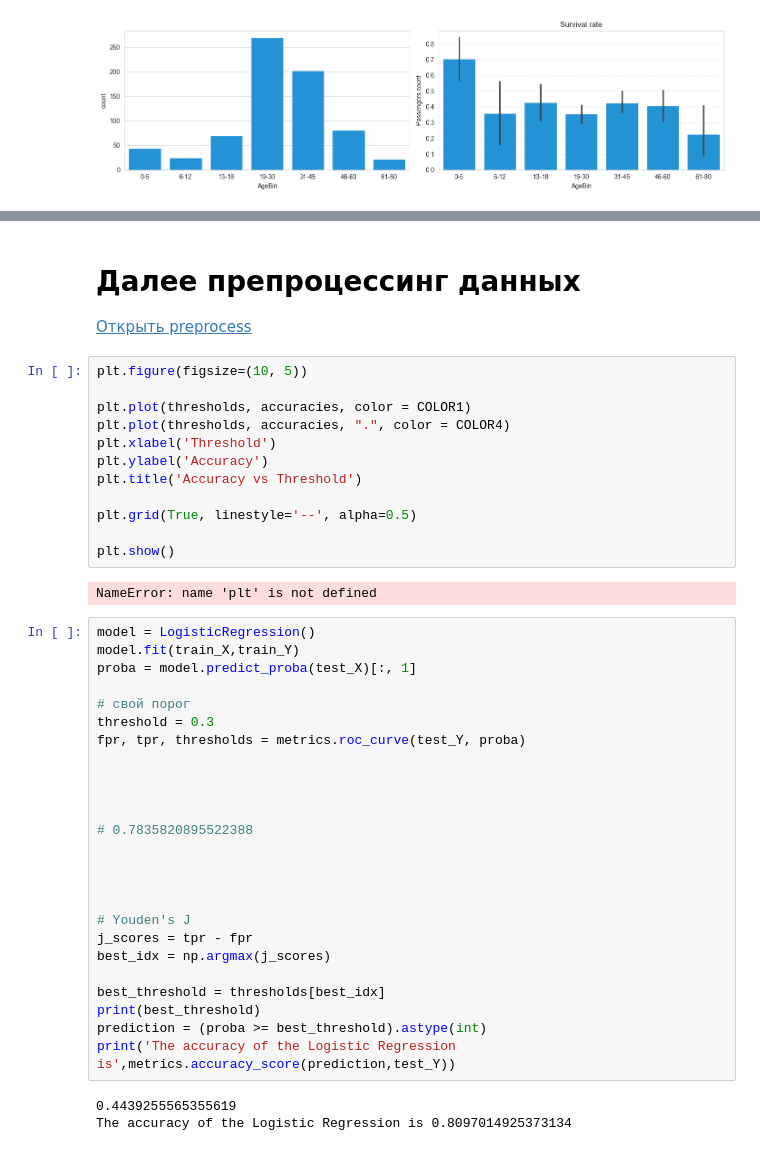
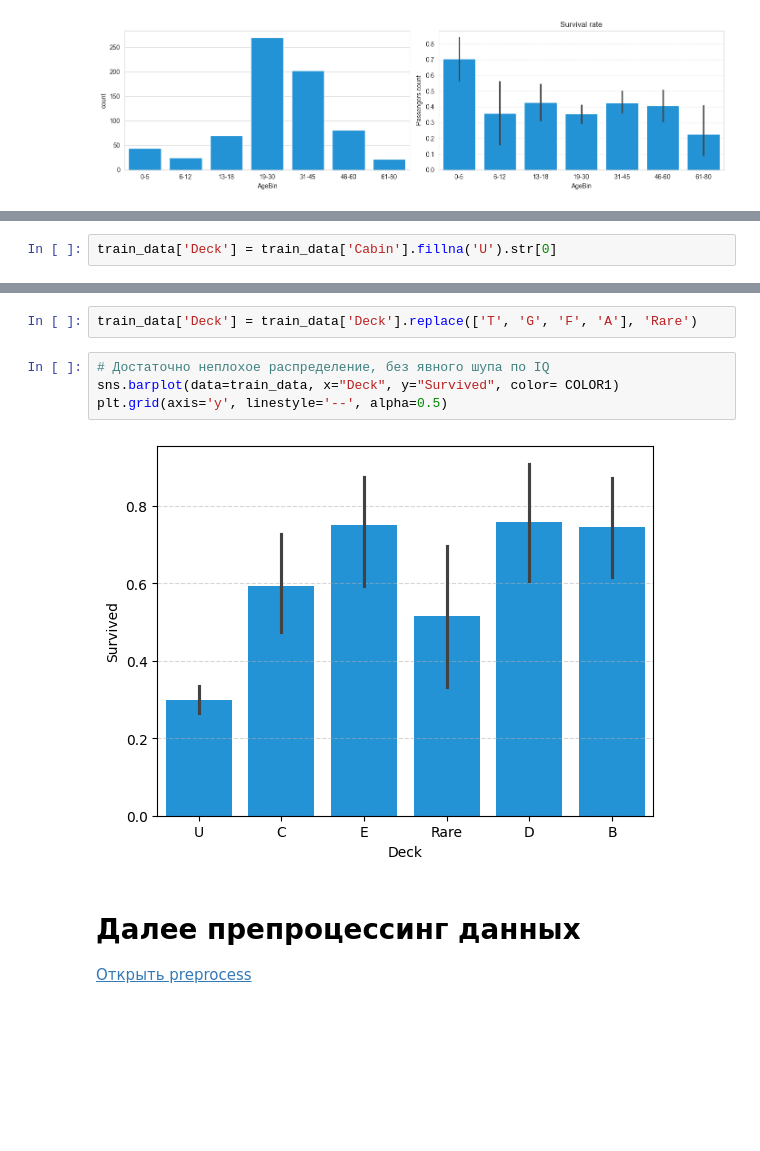
Before and after one commit to iryzyvanov/kaggle_titanic_solution, a Jupyter notebook: notebooks/EDA.ipynb, the cells around one changed output, grey strips where cells are left out. Cells and saved outputs as stored; diff of their text form; blank space fills up the shorter version.

```diff
--- a/notebooks/EDA.ipynb
+++ b/notebooks/EDA.ipynb
@@ -441,0 +461,2 @@ train_data.drop('AgeBin',axis=1,inplace=True)
+# %%
+train_data['Deck'] = train_data['Cabin'].fillna('U').str[0]
@@ -442,45 +471,11 @@ train_data.drop('AgeBin',axis=1,inplace=True)
+# %%
+train_data['Deck'] = train_data['Deck'].replace(['T', 'G', 'F', 'A'], 'Rare')
+# %%
+# Достаточно неплохое распределение, без явного шупа по IQ
+sns.barplot(data=train_data, x="Deck", y="Survived", color= COLOR1)
+plt.grid(axis='y', linestyle='--', alpha=0.5)
+# %% [output]
+[figure, added]
 # %% [markdown]
 # Далее препроцессинг данных
 [Открыть preprocess](preprocess.ipynb)
-# %%
-plt.figure(figsize=(10, 5))
-
-plt.plot(thresholds, accuracies, color = COLOR1)
-plt.plot(thresholds, accuracies, ".", color = COLOR4)
-plt.xlabel('Threshold')
-plt.ylabel('Accuracy')
-plt.title('Accuracy vs Threshold')
-
-plt.grid(True, linestyle='--', alpha=0.5)
-
-plt.show()
-# %% [output]
-NameError: name 'plt' is not defined
-# %%
-model = LogisticRegression()
-model.fit(train_X,train_Y)
-proba = model.predict_proba(test_X)[:, 1]
-
-# свой порог
-threshold = 0.3
-fpr, tpr, thresholds = metrics.roc_curve(test_Y, proba)
-
-
-
-
-# 0.7835820895522388
-
-
-
-
-# Youden's J
-j_scores = tpr - fpr
-best_idx = np.argmax(j_scores)
-
-best_threshold = thresholds[best_idx]
-print(best_threshold)
-prediction = (proba >= best_threshold).astype(int)
-print('The accuracy of the Logistic Regression is',metrics.accuracy_score(prediction,test_Y))
-# %% [output]
-0.4439255565355619
-The accuracy of the Logistic Regression is 0.8097014925373134
```
Also changed, not shown: parts of 12 cells of this notebook.
